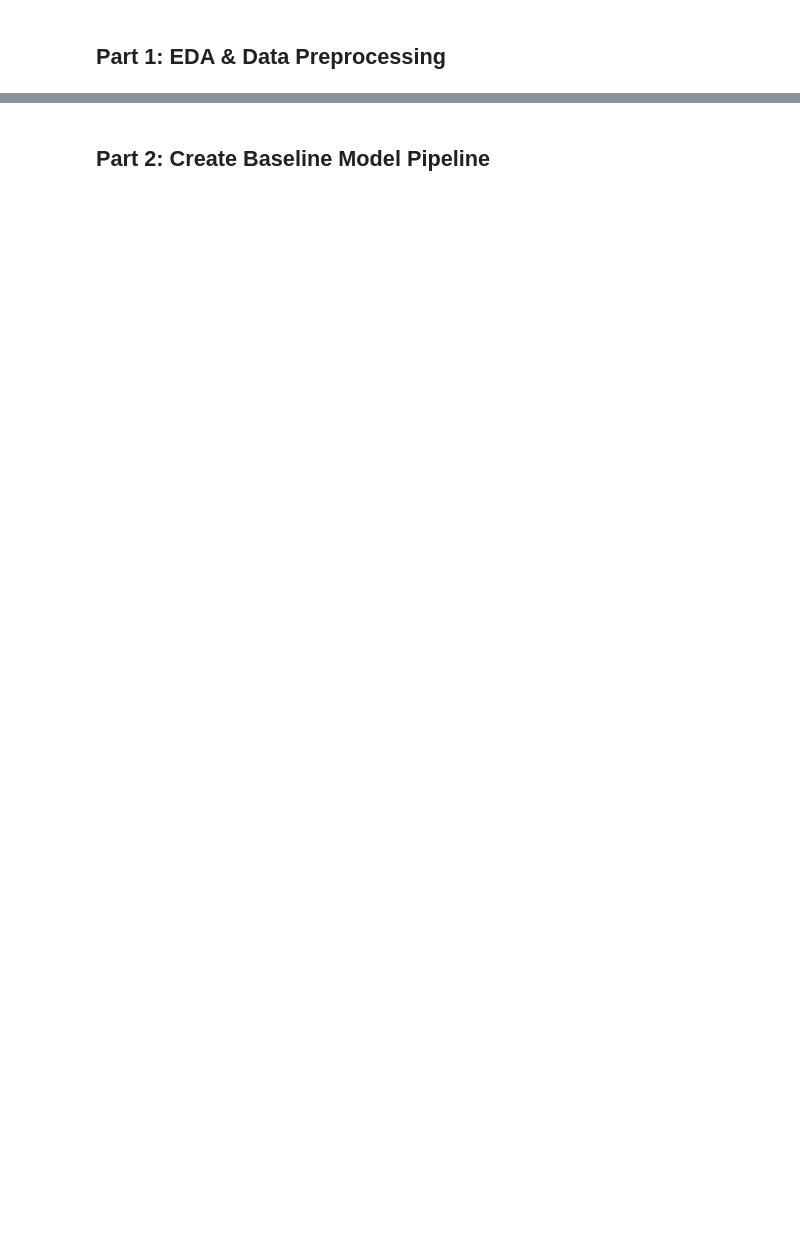
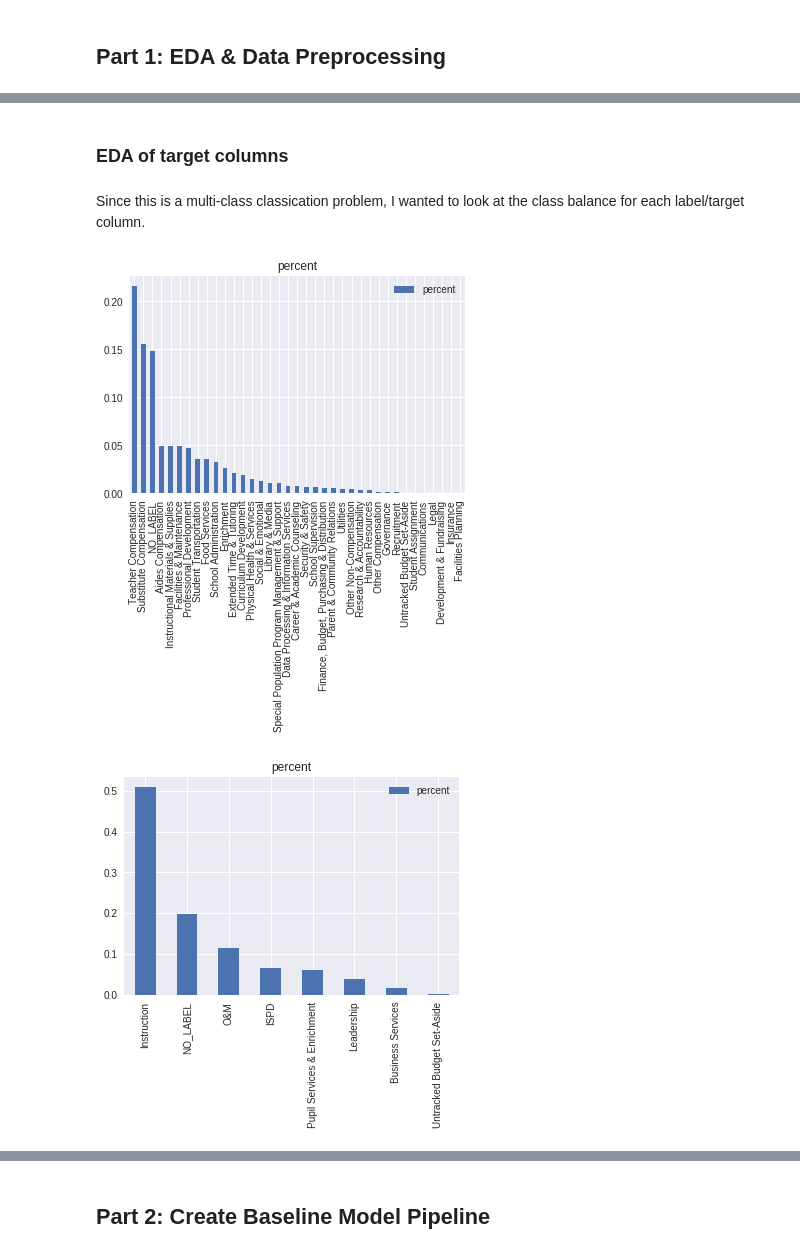
Before and after one commit to Uyentruong236/DSI_Capstone-Education_Budget_Classification, a Jupyter notebook: ipynb/Technical Presentation .ipynb, the cells around one changed output, grey strips where cells are left out. Drawn from its saved outputs; the diff is of its cells as text; code cells hidden in the pictures; blank space fills up the shorter version.

```diff
--- a/ipynb/Technical Presentation .ipynb
+++ b/ipynb/Technical Presentation .ipynb
@@ -22,0 +135,6 @@ target percentage shows high class inbalance
+# %%
+for col in budget_df[word_predictors]:
+    budget_df[col] = budget_df[word_predictors].loc[:,[col]].fillna(' ')
+
+for col in budget_df[word_predictors]:
+    budget_df[col] = budget_df[col].replace({"n/a": ' '})
@@ -22,0 +151,16 @@ target percentage shows high class inbalance
+# %% [markdown]
+### EDA of target columns
+# %% [markdown]
+Since this is a multi-class classication problem, I wanted to look at the class balance for each label/target column.
+# %%
+def value_counts(col):
+    counts = budget_train[col].value_counts()
+    percent = budget_train[col].value_counts(normalize=True)
+    return pd.DataFrame({'percent': percent})
+
+for i, col in enumerate(budget_train[targets]):
+    col = value_counts(col)
+    col.plot(kind='bar', subplots=True)
+# %% [output]
+[figure, added]
+[figure, added]
```
Also changed, not shown: parts of 44 cells of this notebook, 16 other files.
